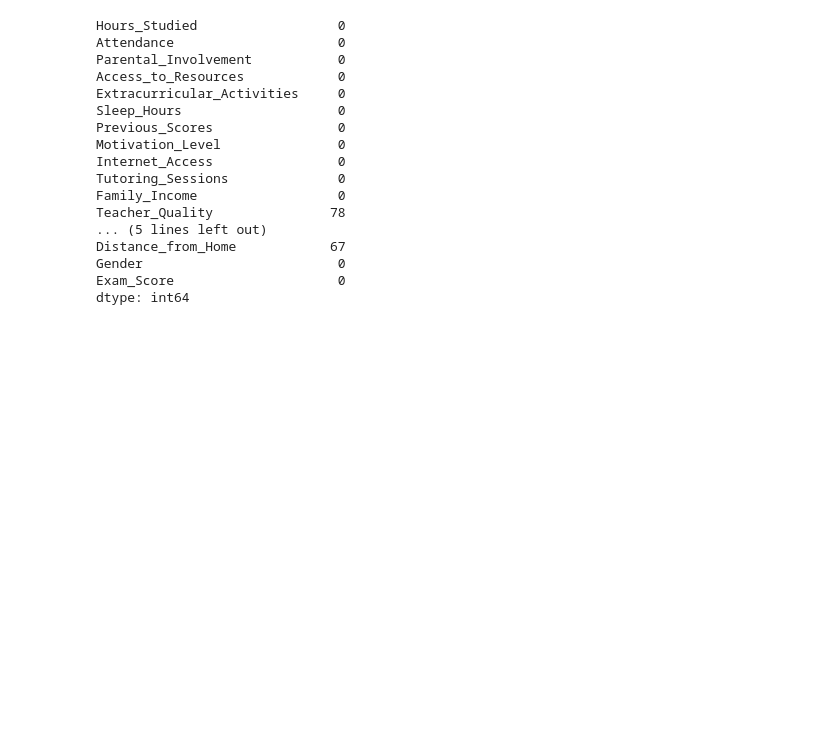
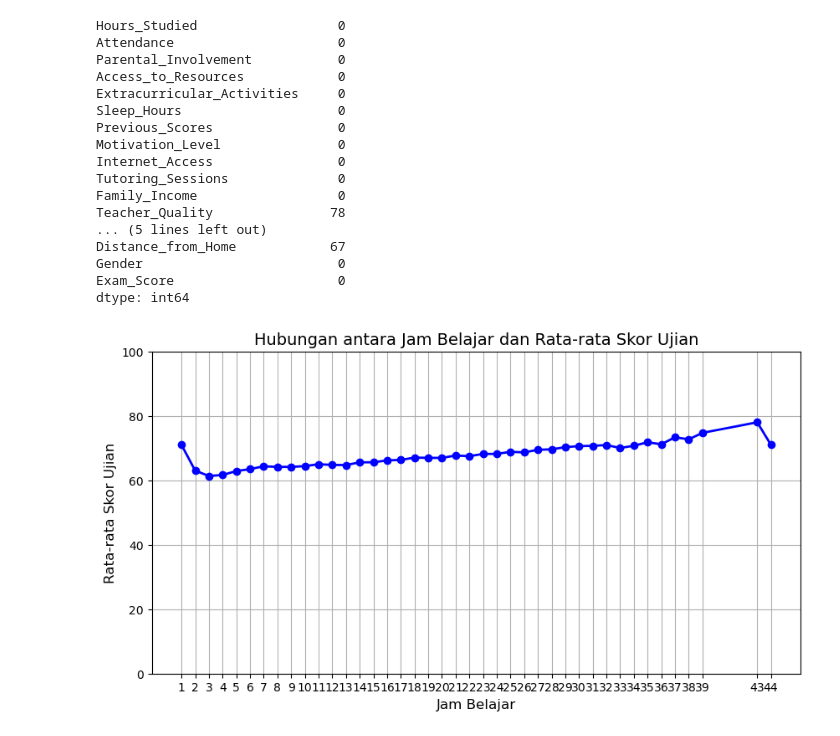
Before and after one commit to SahrulFirdaus779/Data_Mining, a Jupyter notebook: tugas_praktikum2.ipynb, the cells around one changed output. Saved outputs shown, nothing was run; the diff lists cells and outputs as text; code cells hidden in the pictures; blank space fills up the shorter version.

```diff
--- a/tugas_praktikum2.ipynb
+++ b/tugas_praktikum2.ipynb
@@ -257,3 +259,28 @@ Distance_from_Home            67
 Gender                         0
 Exam_Score                     0
 dtype: int64
+# %%
+# Menghitung rata-rata skor ujian berdasarkan jam belajar
+average_scores = df.groupby('Hours_Studied')['Exam_Score'].mean().reset_index()
+
+# Membuat diagram garis
+plt.figure(figsize=(10, 5))
+plt.plot(average_scores['Hours_Studied'], average_scores['Exam_Score'],
+         marker='o', color='blue', linestyle='-', linewidth=2)
+
+# Menambahkan detail dari statistik deskriptif ke dalam judul
+plt.title('Hubungan antara Jam Belajar dan Rata-rata Skor Ujian', fontsize=14)
+plt.xlabel('Jam Belajar', fontsize=12)
+plt.ylabel('Rata-rata Skor Ujian', fontsize=12)
+
+# Mengatur rentang sumbu y jika perlu, misalnya dari 0 hingga nilai maksimum yang sesuai
+plt.ylim(0, 100)  # Sesuaikan dengan rentang skor ujian yang diharapkan
+
+# Menampilkan semua jam belajar di sumbu x
+plt.xticks(average_scores['Hours_Studied'])
+
+plt.grid(True)
+plt.savefig('rata_rata_skor_ujian.png')  # Menyimpan gambar
+plt.show()
+# %% [output]
+[figure, added]
```
Also changed, not shown: parts of 16 cells of this notebook, 28 other files.
